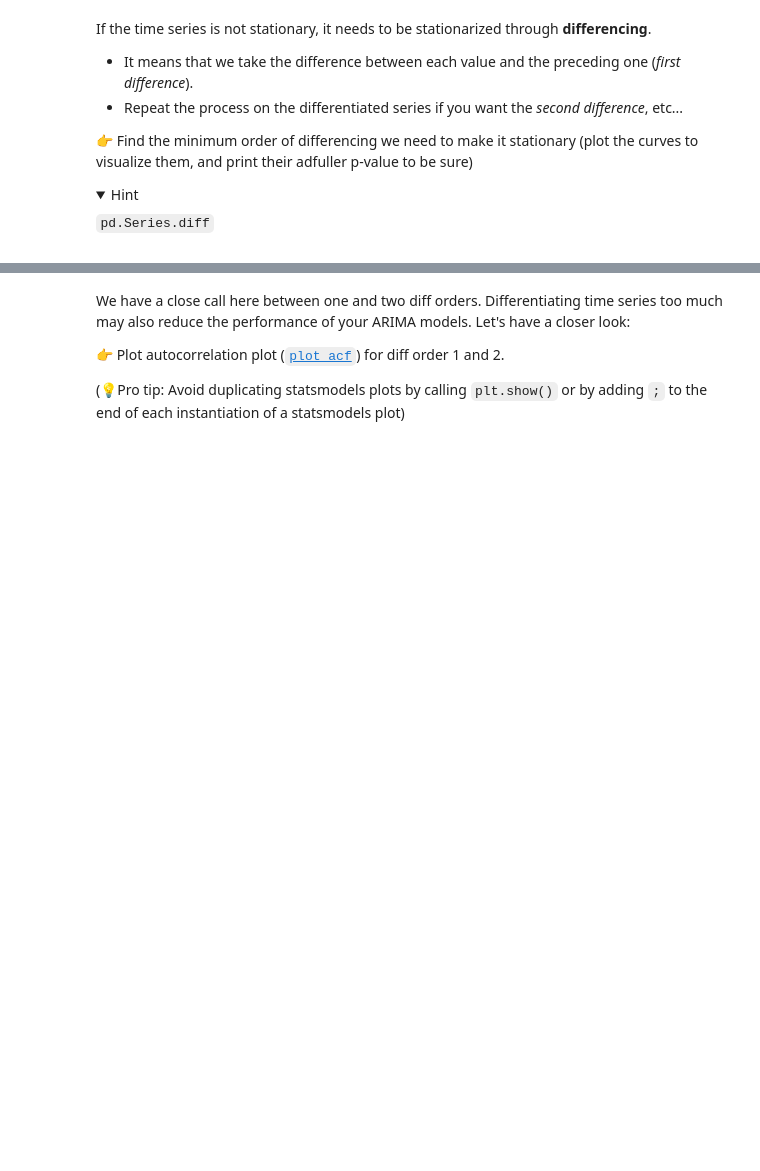
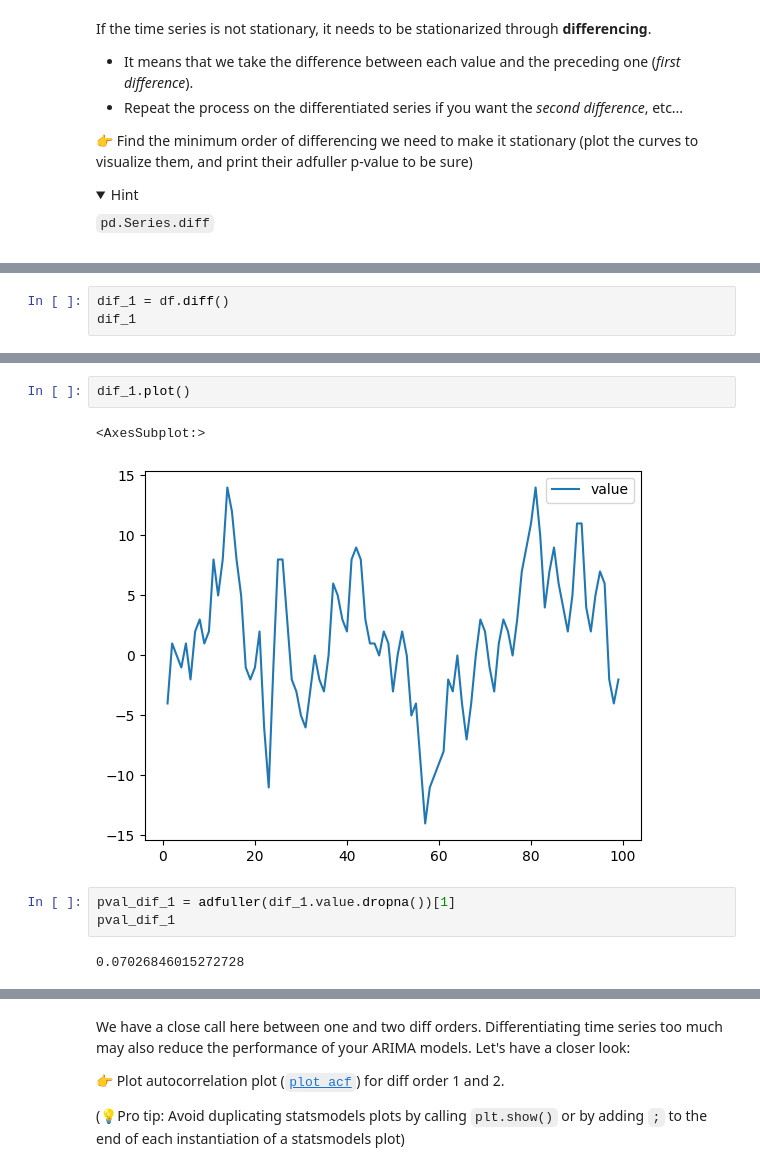
Before and after one commit to danielbdy/data-arima, a Jupyter notebook: arima.ipynb, the cells around one changed output, grey strips where cells are left out. Drawn from its saved outputs; the diff is of its cells as text; folded sections open; blank space fills up the shorter version.

```diff
--- a/arima.ipynb
+++ b/arima.ipynb
@@ -58,0 +75,3 @@ If the time series is not stationary, it needs to be stationarized through **dif
+# %%
+dif_1 = df.diff()
+dif_1
@@ -58,0 +92,10 @@ If the time series is not stationary, it needs to be stationarized through **dif
+# %%
+dif_1.plot()
+# %% [output]
+<AxesSubplot:>
+[figure, added]
+# %%
+pval_dif_1 = adfuller(dif_1.value.dropna())[1]
+pval_dif_1
+# %% [output]
+0.07026846015272728
```
Also changed, not shown: parts of 43 cells of this notebook.
